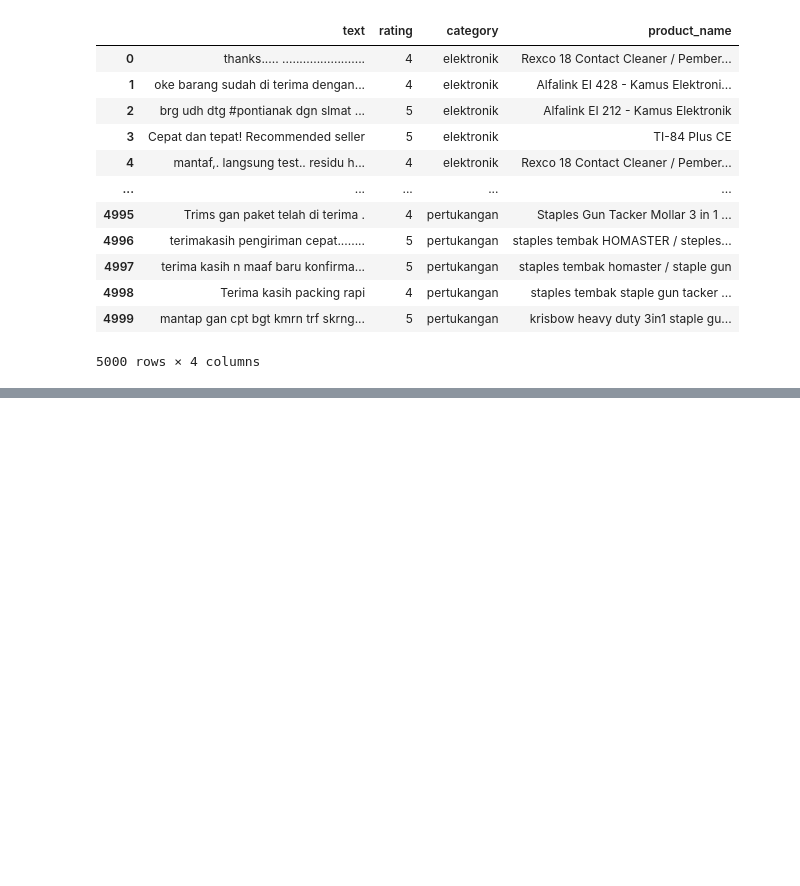
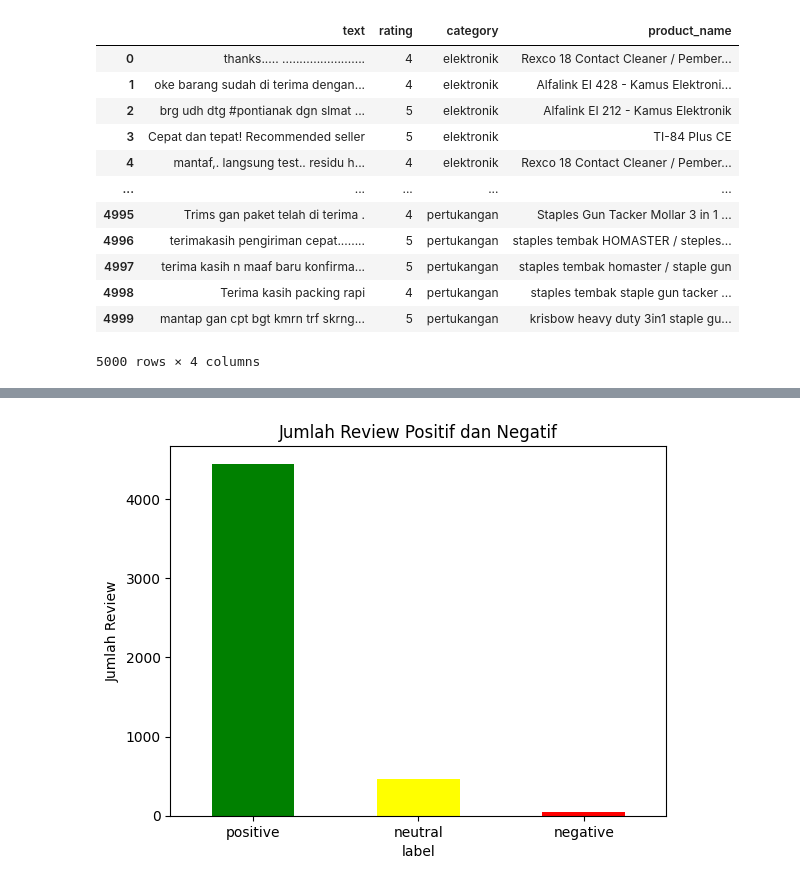
Before and after one commit to dindaapermatasari/product-sentiment, a Jupyter notebook: tokopedia.ipynb, the cells around one changed output, grey strips where cells are left out. Cells and saved outputs as stored; diff of their text form; code cells hidden in the pictures; blank space fills up the shorter version.

```diff
--- a/tokopedia.ipynb
+++ b/tokopedia.ipynb
@@ -392,0 +223,2 @@ weighted avg       0.63      0.54      0.57      1000
+# %%
+df = pd.read_excel('data_cleaned.xlsx')
@@ -392,0 +468,10 @@ weighted avg       0.63      0.54      0.57      1000
+# %%
+sentiment_counts = df['label'].value_counts()
+sentiment_counts.plot(kind='bar', color=['green', 'yellow', 'red'])
+plt.title('Jumlah Review Positif dan Negatif')
+plt.xlabel('label')
+plt.ylabel('Jumlah Review')
+plt.xticks(rotation=0)
+plt.show()
+# %% [output]
+[figure, added]
```
Also changed, not shown: parts of 63 cells of this notebook.
